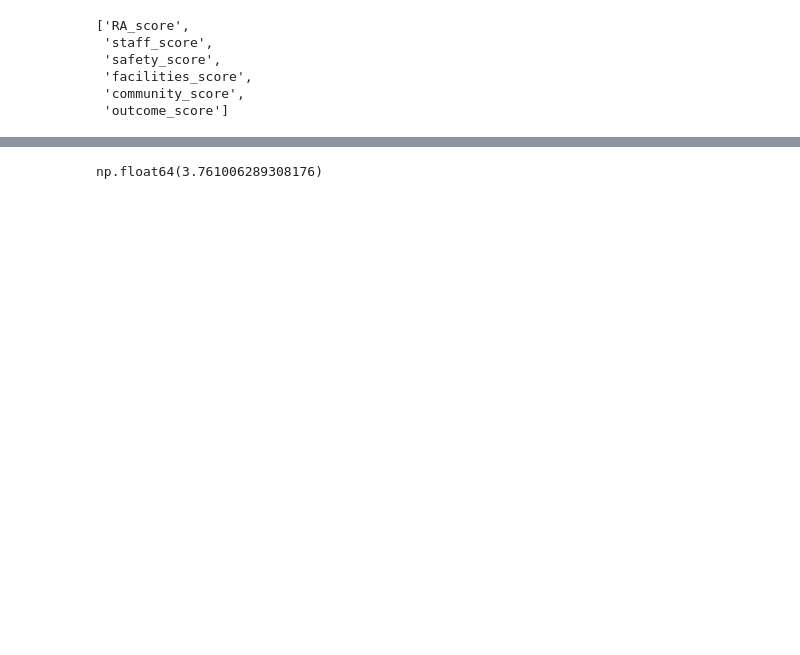
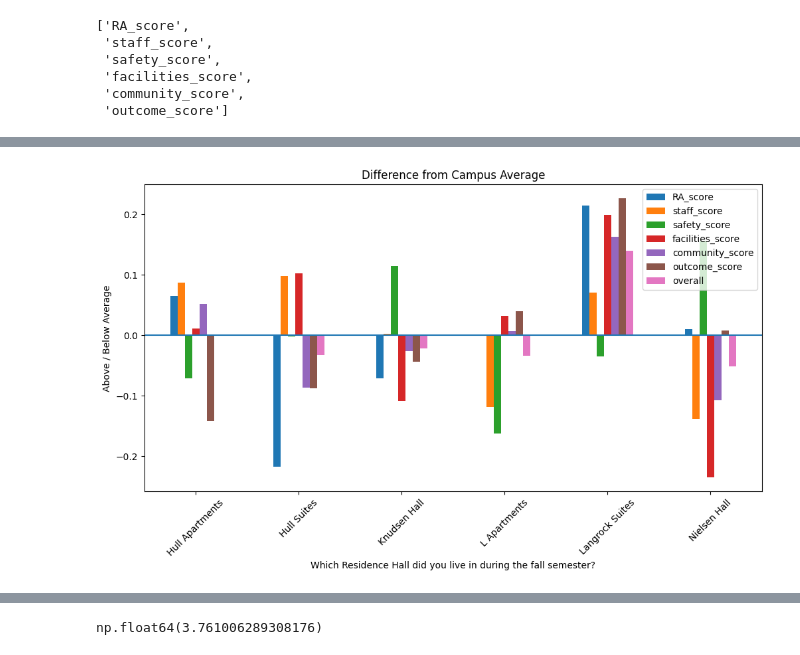
Before and after one commit to bdupey-gv/res_life_survey_analysis, a Jupyter notebook: code/preliminary_analysis.ipynb, the cells around one changed output, grey strips where cells are left out. Cells and saved outputs as stored; diff of their text form; code cells hidden in the pictures; blank space fills up the shorter version.

```diff
--- a/code/preliminary_analysis.ipynb
+++ b/code/preliminary_analysis.ipynb
@@ -370,0 +360,11 @@ plt.show()
+# %%
+diff = hall_scores - hall_scores.mean()
+
+diff.plot(kind='bar', figsize=(12,6))
+plt.axhline(0)
+plt.title("Difference from Campus Average")
+plt.ylabel("Above / Below Average")
+plt.xticks(rotation=45)
+plt.show()
+# %% [output]
+[figure, added]
```
Also changed, not shown: parts of 20 cells of this notebook.
